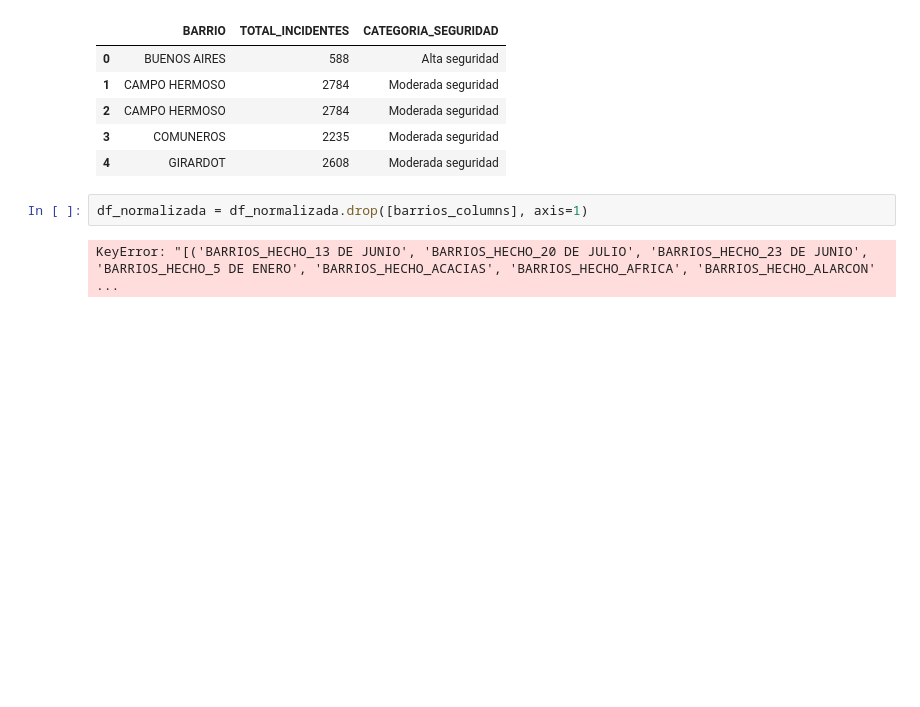
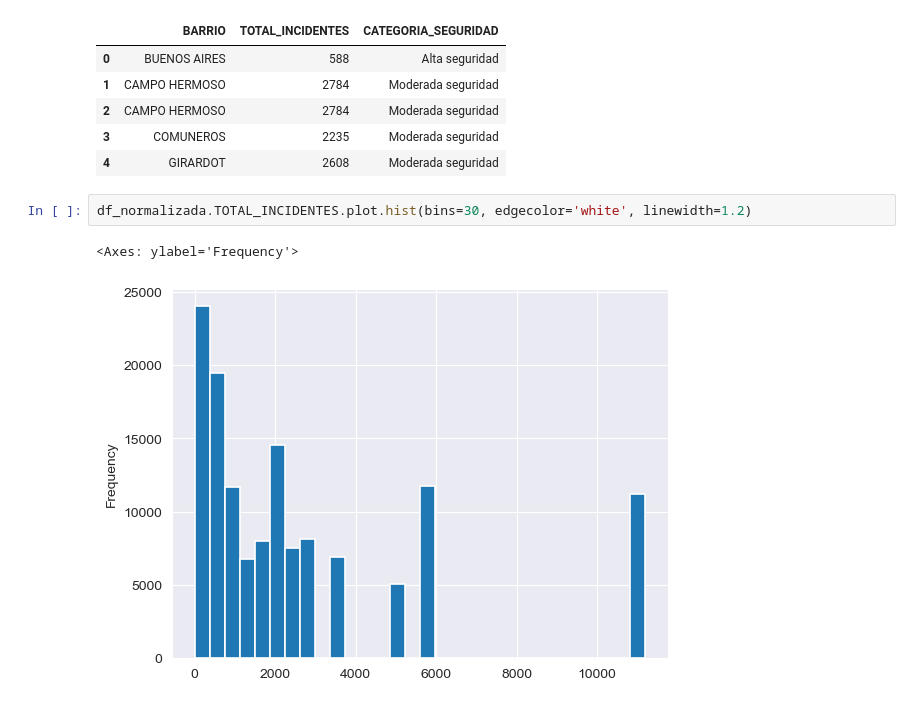
Before and after one commit to zquintero246/Seguridad_Bucaramanga, a Jupyter notebook: bucaramangaSeguridad/normalizacionGeo.ipynb, the cells around one changed output. Saved outputs shown, nothing was run; the diff lists cells and outputs as text; blank space fills up the shorter version.

```diff
--- a/bucaramangaSeguridad/normalizacionGeo.ipynb
+++ b/bucaramangaSeguridad/normalizacionGeo.ipynb
@@ -478,7 +511,8 @@ df_normalizada[['BARRIO', 'TOTAL_INCIDENTES', 'CATEGORIA_SEGURIDAD']].head()
 | 2 | CAMPO HERMOSO | 2784 | Moderada seguridad |
 | 3 | COMUNEROS | 2235 | Moderada seguridad |
 | 4 | GIRARDOT | 2608 | Moderada seguridad |
-# %%
-df_normalizada = df_normalizada.drop([barrios_columns], axis=1)
-# %% [output]
-KeyError: "[('BARRIOS_HECHO_13 DE JUNIO', 'BARRIOS_HECHO_20 DE JULIO', 'BARRIOS_HECHO_23 DE JUNIO', 'BARRIOS_HECHO_5 DE ENERO', 'BARRIOS_HECHO_ACACIAS', 'BARRIOS_HECHO_AFRICA', 'BARRIOS_HECHO_ALARCON' ...
+# %%
+df_normalizada.TOTAL_INCIDENTES.plot.hist(bins=30, edgecolor='white', linewidth=1.2)
+# %% [output]
+<Axes: ylabel='Frequency'>
+[figure, added]
```
Also changed, not shown: parts of 3 cells of this notebook.
